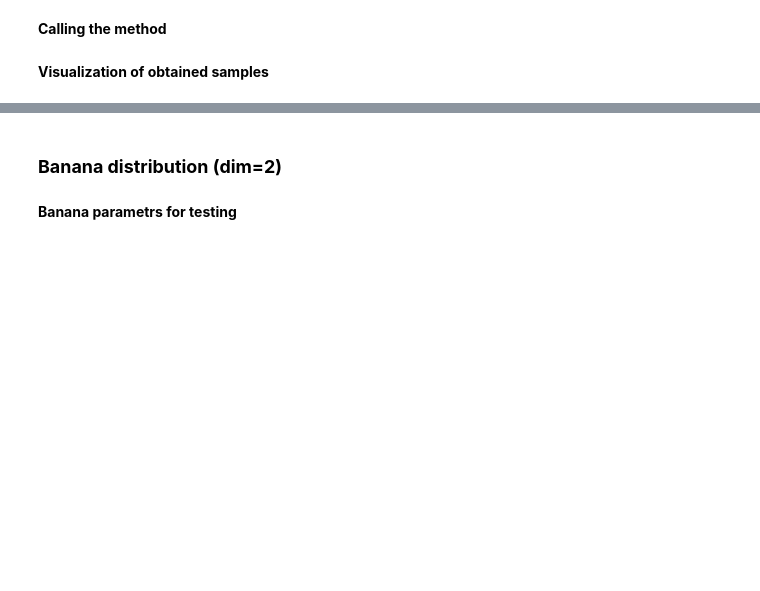
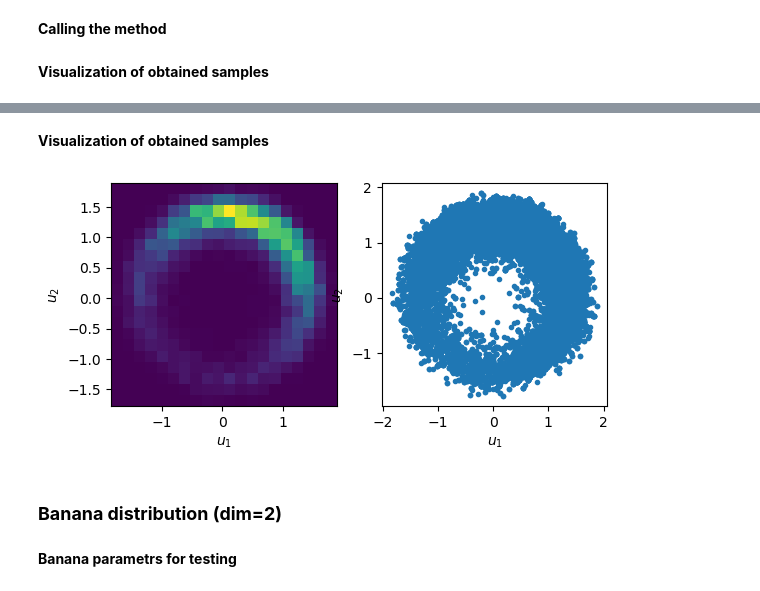
Before and after one commit to val0448/BC, a Jupyter notebook: testing.ipynb, the cells around one changed output, grey strips where cells are left out. Drawn from its saved outputs; the diff is of its cells as text; code cells hidden in the pictures; blank space fills up the shorter version.

```diff
--- a/testing.ipynb
+++ b/testing.ipynb
@@ -28 +31,18 @@ M_normal = sp.Sampling(posterior=M_normal_posterior, parametr_dimension=M_norama
+# %%
+# Inputs:
+donut_dim = 2  # dimension of the parametr
+donut_mu = np.array([0.5, 1.0])  # prior mean
+
+donut_sigma = 1.0  # prior standard deviation
+def donut_G(u):  # forward model
+    return (u[0]**2+u[1]**2)
+
+donut_y = 2.0  # observation
+donut_gamma = 0.5  # noise standard deviation
+
+def donut_posterior(u): # Unnormalized posterior
+    return np.exp(-((donut_y-donut_G(u))**2)/(2*donut_gamma**2)-np.dot(u-donut_mu, u-donut_mu)/(2*donut_sigma**2))
+
+# Sampling instace creation
+donut = sp.Sampling(posterior=donut_posterior, parametr_dimension=donut_dim)
 # %% [markdown]
@@ -69,0 +121,2 @@ M_normal.visualize(M_normal_samples)
+# %%
+donut_initial_MH = np.array([2.0, 3.0])  # initial sample
@@ -70,3 +125,11 @@ M_normal.visualize(M_normal_samples)
+# %%
+donut_samples_MH = donut.MH(N=MH_N, initial=donut_initial_MH, proposal_distribution=MH_proposal_distribution, burnin=MH_burnin)
+# %% [markdown]
+**Visualization of obtained samples**
+# %%
+donut.visualize(donut_samples_MH)
+# %% [output]
+[figure, added]
 # %% [markdown]
 ### **Banana distribution (dim=2)**
 # %% [markdown]
```
Also changed, not shown: parts of 47 cells of this notebook.
